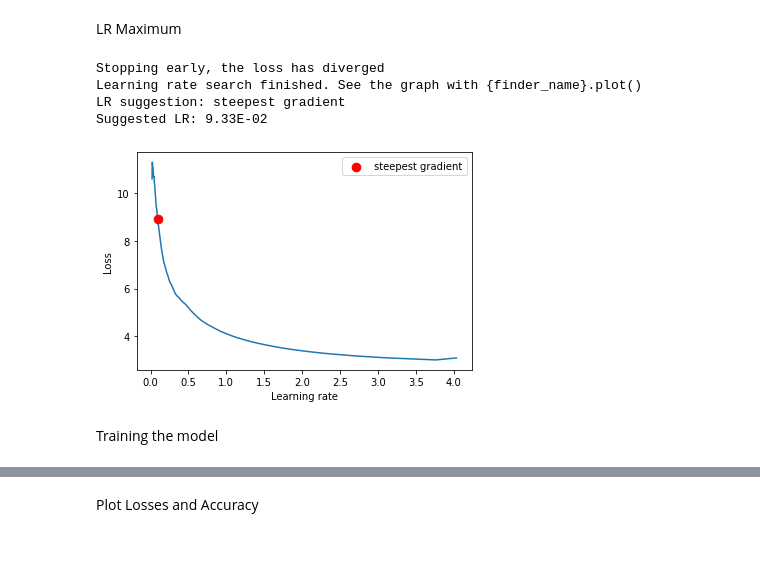
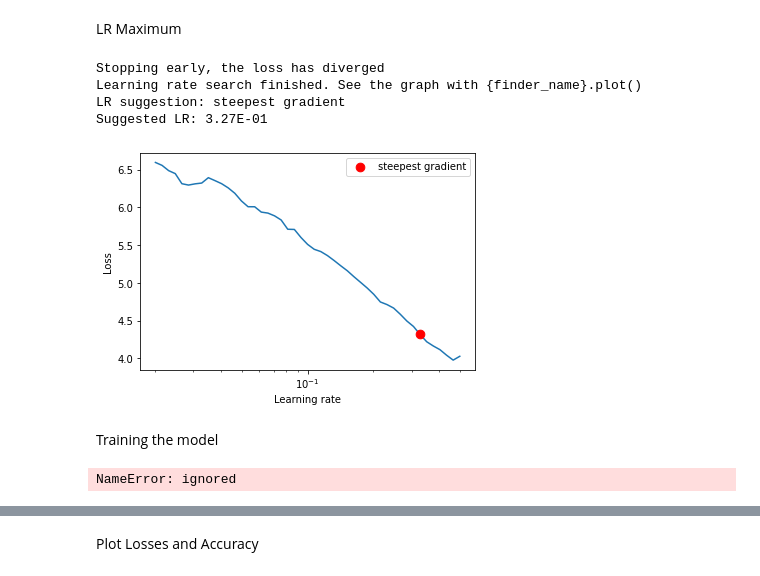
Before and after one commit to lmaheshds/EVA6-Assignment9-RHRF, a Jupyter notebook: Assign9.ipynb, the cells around one changed output, grey strips where cells are left out. Cells and saved outputs as stored; diff of their text form; code cells hidden in the pictures; blank space fills up the shorter version.

```diff
--- a/Assign9.ipynb
+++ b/Assign9.ipynb
@@ -132,20 +131,24 @@ LR Maximum
 # %%
 optimizer=optim.SGD(cnn_learner.model.parameters(), lr=1e-2, momentum=0.9, weight_decay=cnn_learner.weight_decay)
 lr_finder = LRFinder(cnn_learner.model, optimizer, criterion, device="cuda" )
 lr_finder.range_test(image_loader.train_loader, end_lr=10, num_iter=100)
-lr_finder.plot(log_lr=False)
+lr_finder.plot(log_lr=True)
 lr_finder.reset()
 # %% [output]
 Stopping early, the loss has diverged
 Learning rate search finished. See the graph with {finder_name}.plot()
 LR suggestion: steepest gradient
-Suggested LR: 9.33E-02
+Suggested LR: 3.27E-01
-[figure, old version]
+[figure, new version]
 # %% [markdown]
 Training the model
 # %%
-lr_max= 8.11E-02
+from torch.optim.lr_scheduler import ReduceLROnPlateau
+lr_max= 3.27E-01
 lr_min = 1.01E-03
-optimizer=optim.SGD(cnn_learner.model.parameters(), lr=0.05, momentum=0.9, weight_decay=cnn_learner.weight_decay)
-lr_scheduler = torch.optim.lr_scheduler.CyclicLR(optimizer, base_lr=lr_min, max_lr=lr_max, step_size_up=490, step_size_down=1470)
+optimizer=optim.SGD(cnn_learner.model.parameters(), lr=0.27, momentum=0.9, weight_decay=cnn_learner.weight_decay)
+scheduler = ReduceLROnPlateau(optimizer, mode='min', factor=0.1, patience=3, verbose=True)
+#lr_scheduler = torch.optim.lr_scheduler.CyclicLR(optimizer, base_lr=lr_min, max_lr=lr_max, step_size_up=490, step_size_down=1470)
+# %% [output]
+NameError: ignored
 # %%
```
Also changed, not shown: parts of 11 cells of this notebook.
